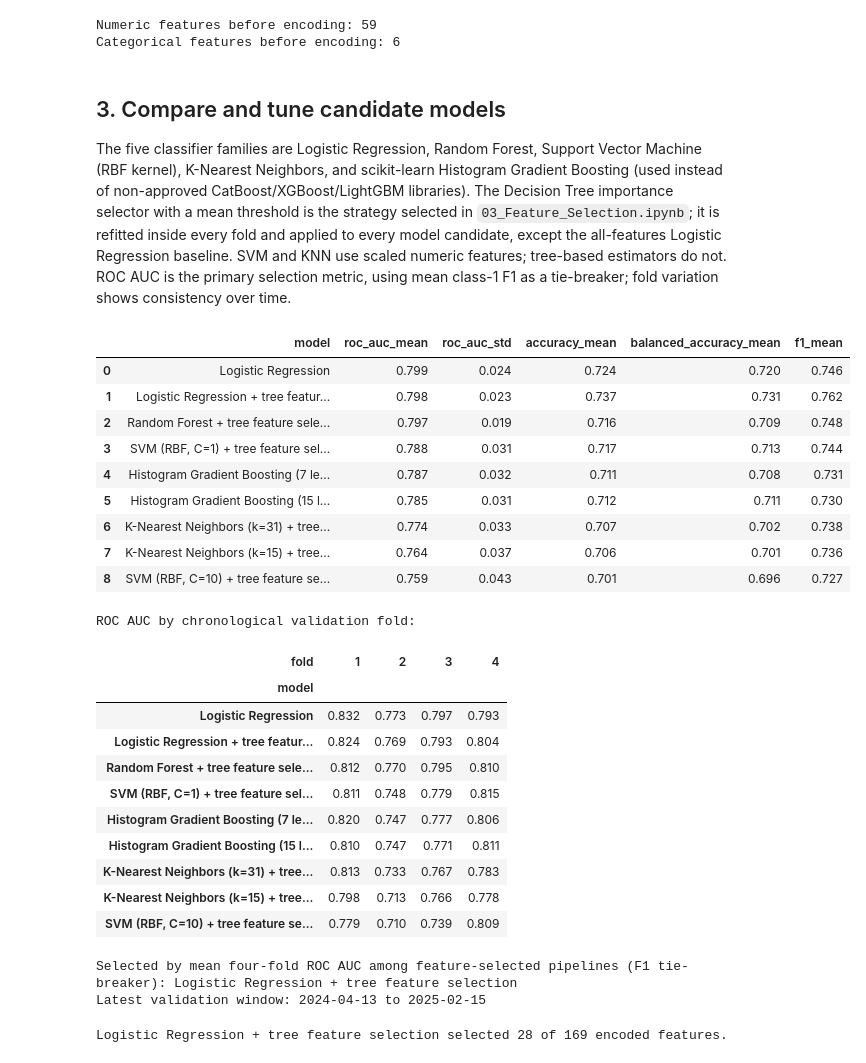
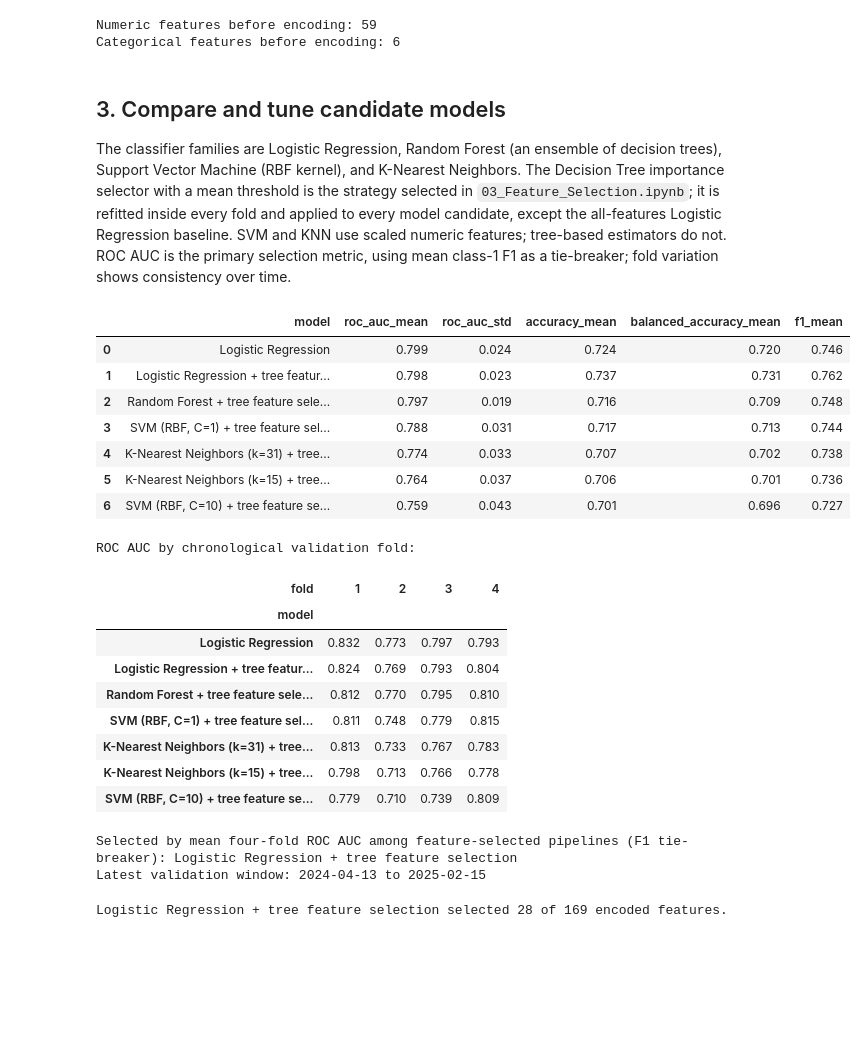
Before and after one commit to GoncaloGouveia04/ML_Project, a Jupyter notebook: notebooks/Model.ipynb, the cells around one changed output. Cells and saved outputs as stored; diff of their text form; code cells hidden in the pictures; blank space fills up the shorter version.

Commit message:
Gouveia (#8)
* Created new branch and added model notebook

* Added Model for classification

* Created new branch and added model notebook

* Removed models that were not taught in class

```diff
--- a/notebooks/Model.ipynb
+++ b/notebooks/Model.ipynb
@@ -180,7 +180,7 @@ def build_model_pipeline(classifier, scale=True, feature_selector=None):
 # %% [markdown]
 ## 3. Compare and tune candidate models
 
-The five classifier families are Logistic Regression, Random Forest, Support Vector Machine (RBF kernel), K-Nearest Neighbors, and scikit-learn Histogram Gradient Boosting (used instead of non-approved CatBoost/XGBoost/LightGBM libraries). The Decision Tree importance selector with a mean threshold is the strategy selected in `03_Feature_Selection.ipynb`; it is refitted inside every fold and applied to every model candidate, except the all-features Logistic Regression baseline. SVM and KNN use scaled numeric features; tree-based estimators do not. ROC AUC is the primary selection metric, using mean class-1 F1 as a tie-breaker; fold variation shows consistency over time.
+The classifier families are Logistic Regression, Random Forest (an ensemble of decision trees), Support Vector Machine (RBF kernel), and K-Nearest Neighbors. The Decision Tree importance selector with a mean threshold is the strategy selected in `03_Feature_Selection.ipynb`; it is refitted inside every fold and applied to every model candidate, except the all-features Logistic Regression baseline. SVM and KNN use scaled numeric features; tree-based estimators do not. ROC AUC is the primary selection metric, using mean class-1 F1 as a tie-breaker; fold variation shows consistency over time.
 # %%
 def build_selected_model_pipeline(classifier, scale=True):
     """Apply the selected tree-importance feature selection before a classifier."""
@@ -222,29 +222,6 @@ candidate_models = {
     ),
     "K-Nearest Neighbors (k=31) + tree feature selection": build_selected_model_pipeline(
         KNeighborsClassifier(n_neighbors=31, weights="distance", n_jobs=-1)
-    ),
-    "Histogram Gradient Boosting (7 leaves) + tree feature selection": build_selected_model_pipeline(
-        HistGradientBoostingClassifier(
-            max_iter=120,
-            learning_rate=0.08,
-            max_leaf_nodes=7,
-            l2_regularization=2.0,
-            early_stopping=False,
-            random_state=RANDOM_STATE,
-        ),
-        scale=False,
-    ),
-    "Histogram Gradient Boosting (15 leaves) + tree feature selection": build_selected_model_pipeline(
-        HistGradientBoostingClassifier(
-            max_iter=120,
-            learning_rate=0.08,
-            max_leaf_nodes=15,
-            min_samples_leaf=20,
-            l2_regularization=2.0,
-            early_stopping=False,
-            random_state=RANDOM_STATE,
-        ),
-        scale=False,
     ),
 }
 
@@ -322,38 +299,36 @@ results = (
     .reset_index()
 )
 display(results.round(3))
 print("ROC AUC by chronological validation fold:")
 display(
     fold_results.pivot(index="model", columns="fold", values="roc_auc")
     .reindex(results["model"])
     .round(3)
 )
 
 feature_selected_results = results[results["model"] != "Logistic Regression"]
 assert not feature_selected_results.empty
 best_model_name = feature_selected_results.iloc[0]["model"]
 best_validation_model = last_fold_models[best_model_name]
 X_validation = X.loc[last_validation_rows]
 y_validation = y.loc[last_validation_rows]
 print(
     "Selected by mean four-fold ROC AUC among feature-selected pipelines "
     f"(F1 tie-breaker): {best_model_name}"
 )
 print(
     f"Latest validation window: {last_validation_start.date()} to "
     f"{last_validation_end.date()}"
 )
 # %% [output]
 |  | model | roc_auc_mean | roc_auc_std | accuracy_mean | balanced_accuracy_mean | f1_mean |
 | 0 | Logistic Regression | 0.799 | 0.024 | 0.724 | 0.720 | 0.746 |
 | 1 | Logistic Regression + tree featur... | 0.798 | 0.023 | 0.737 | 0.731 | 0.762 |
 | 2 | Random Forest + tree feature sele... | 0.797 | 0.019 | 0.716 | 0.709 | 0.748 |
 | 3 | SVM (RBF, C=1) + tree feature sel... | 0.788 | 0.031 | 0.717 | 0.713 | 0.744 |
-| 4 | Histogram Gradient Boosting (7 le... | 0.787 | 0.032 | 0.711 | 0.708 | 0.731 |
-| 5 | Histogram Gradient Boosting (15 l... | 0.785 | 0.031 | 0.712 | 0.711 | 0.730 |
-| 6 | K-Nearest Neighbors (k=31) + tree... | 0.774 | 0.033 | 0.707 | 0.702 | 0.738 |
-| 7 | K-Nearest Neighbors (k=15) + tree... | 0.764 | 0.037 | 0.706 | 0.701 | 0.736 |
-| 8 | SVM (RBF, C=10) + tree feature se... | 0.759 | 0.043 | 0.701 | 0.696 | 0.727 |
+| 4 | K-Nearest Neighbors (k=31) + tree... | 0.774 | 0.033 | 0.707 | 0.702 | 0.738 |
+| 5 | K-Nearest Neighbors (k=15) + tree... | 0.764 | 0.037 | 0.706 | 0.701 | 0.736 |
+| 6 | SVM (RBF, C=10) + tree feature se... | 0.759 | 0.043 | 0.701 | 0.696 | 0.727 |
 ROC AUC by chronological validation fold:
 | fold | 1 | 2 | 3 | 4 |
 | model |  |  |  |  |
@@ -361,8 +336,6 @@ ROC AUC by chronological validation fold:
 | Logistic Regression + tree featur... | 0.824 | 0.769 | 0.793 | 0.804 |
 | Random Forest + tree feature sele... | 0.812 | 0.770 | 0.795 | 0.810 |
 | SVM (RBF, C=1) + tree feature sel... | 0.811 | 0.748 | 0.779 | 0.815 |
-| Histogram Gradient Boosting (7 le... | 0.820 | 0.747 | 0.777 | 0.806 |
-| Histogram Gradient Boosting (15 l... | 0.810 | 0.747 | 0.771 | 0.811 |
 | K-Nearest Neighbors (k=31) + tree... | 0.813 | 0.733 | 0.767 | 0.783 |
 | K-Nearest Neighbors (k=15) + tree... | 0.798 | 0.713 | 0.766 | 0.778 |
 | SVM (RBF, C=10) + tree feature se... | 0.779 | 0.710 | 0.739 | 0.809 |
```
Also changed, not shown: parts of 2 cells of this notebook.
